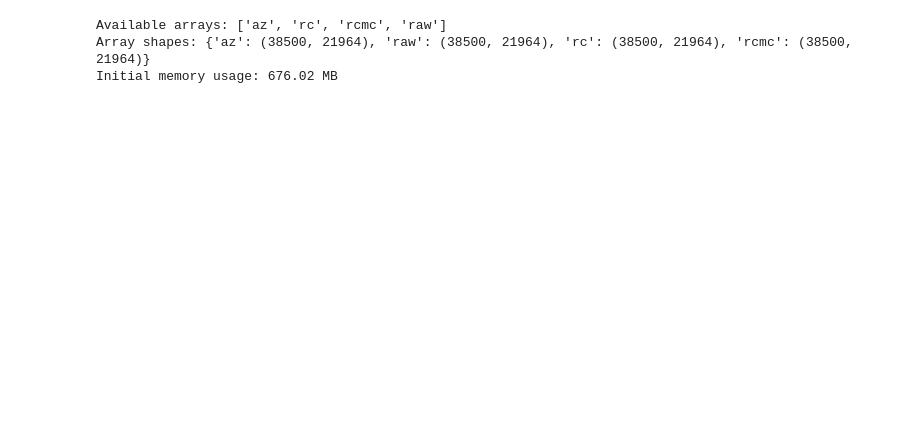
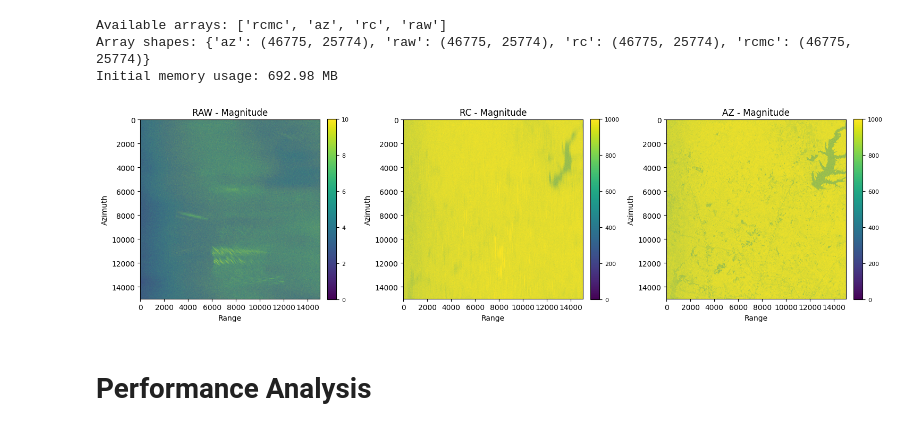
Before and after one commit to sirbastiano/srp, a Jupyter notebook: notebooks/product_inspect.ipynb, the cells around one changed output. Saved outputs shown, nothing was run; the diff lists cells and outputs as text; code cells hidden in the pictures; blank space fills up the shorter version.

```diff
--- a/notebooks/product_inspect.ipynb
+++ b/notebooks/product_inspect.ipynb
@@ -67,7 +67,7 @@ def analyze_visualization_performance(handler: ProductHandler,
         gc.collect()
 
 # Load the data
-filepath = '/Data_large/marine/PythonProjects/SAR/sarpyx/data/3_parsed/S1A_S3_RAW__0SDV_20230415T152906_20230415T152927_048108_05C893_221E.SAFE/s1a-s3-raw-s-vv-20230415t152906-20230415t152927-048108-05c893.zarr'
+filepath = '/Data_large/marine/PythonProjects/SAR/sarpyx/data/3_parsed/S1A_S1_RAW__0SDV_20230530T123131_20230530T123157_048763_05DD44_0C6D.SAFE/s1a-s1-raw-s-vh-20230530t123131-20230530t123157-048763-05dd44.zarr'
 p = ProductHandler(filepath)
 
 # Display basic info
@@ -75,9 +75,15 @@ print("Available arrays:", p.info['available_arrays'])
 print("Array shapes:", p.array_shapes)
 print(f"Initial memory usage: {get_memory_usage():.2f} MB")
 # %% [output]
-Available arrays: ['az', 'rc', 'rcmc', 'raw']
-Array shapes: {'az': (38500, 21964), 'raw': (38500, 21964), 'rc': (38500, 21964), 'rcmc': (38500, 21964)}
-Initial memory usage: 676.02 MB
+Available arrays: ['rcmc', 'az', 'rc', 'raw']
+Array shapes: {'az': (46775, 25774), 'raw': (46775, 25774), 'rc': (46775, 25774), 'rcmc': (46775, 25774)}
+Initial memory usage: 692.98 MB
+# %%
+p.visualize_arrays(array_names=['raw','rc','az'], rows=(0,15000), cols=(0,15000))
+# %% [output]
+[figure, added]
+# %% [markdown]
+# Performance Analysis
 # %%
 import os
 import zarr
```
Also changed, not shown: parts of 1 cell of this notebook.
